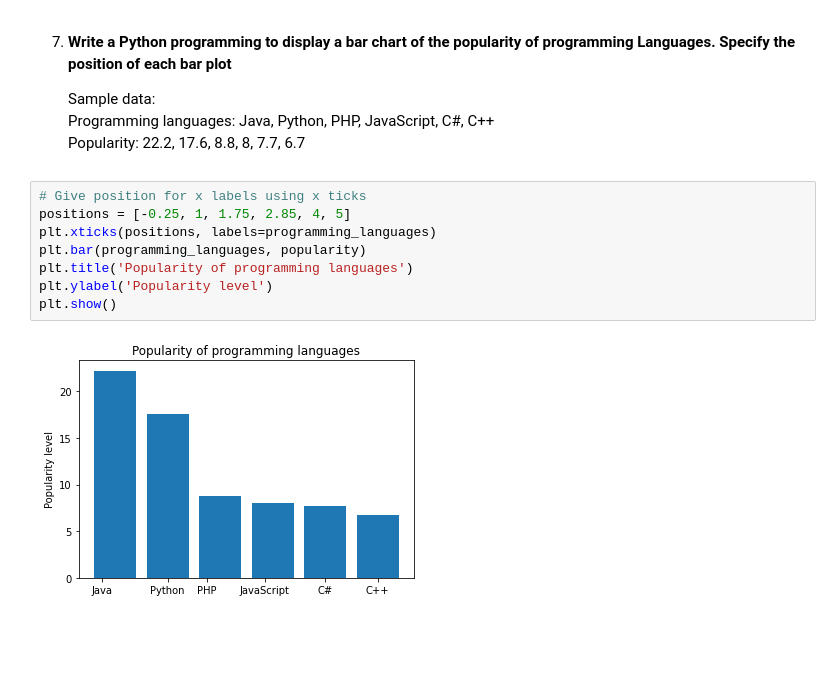
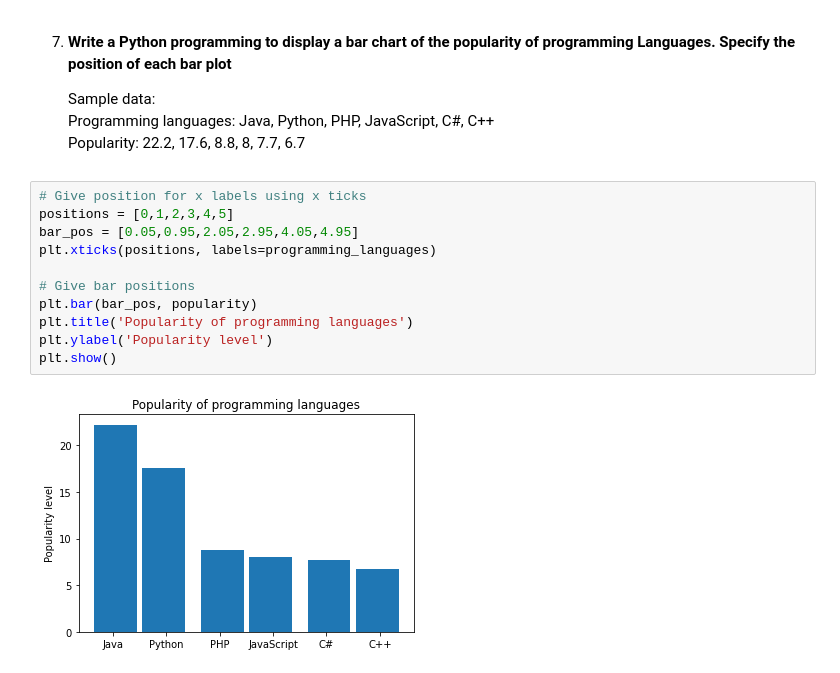
Before and after one commit to NishanthRajkumar/Python-Libraries, a Jupyter notebook: matplotlib_programs/matplotlib_barchart.ipynb, the cells around one changed output. Cells and saved outputs as stored; diff of their text form; blank space fills up the shorter version.

```diff
--- a/matplotlib_programs/matplotlib_barchart.ipynb
+++ b/matplotlib_programs/matplotlib_barchart.ipynb
@@ -111,11 +111,14 @@ plt.show()
     Popularity: 22.2, 17.6, 8.8, 8, 7.7, 6.7
 # %%
 # Give position for x labels using x ticks
-positions = [-0.25, 1, 1.75, 2.85, 4, 5]
+positions = [0,1,2,3,4,5]
+bar_pos = [0.05,0.95,2.05,2.95,4.05,4.95]
 plt.xticks(positions, labels=programming_languages)
-plt.bar(programming_languages, popularity)
+
+# Give bar positions
+plt.bar(bar_pos, popularity)
 plt.title('Popularity of programming languages')
 plt.ylabel('Popularity level')
 plt.show()
 # %% [output]
-[figure, old version]
+[figure, new version]
```
Also changed, not shown: parts of 3 cells of this notebook.
